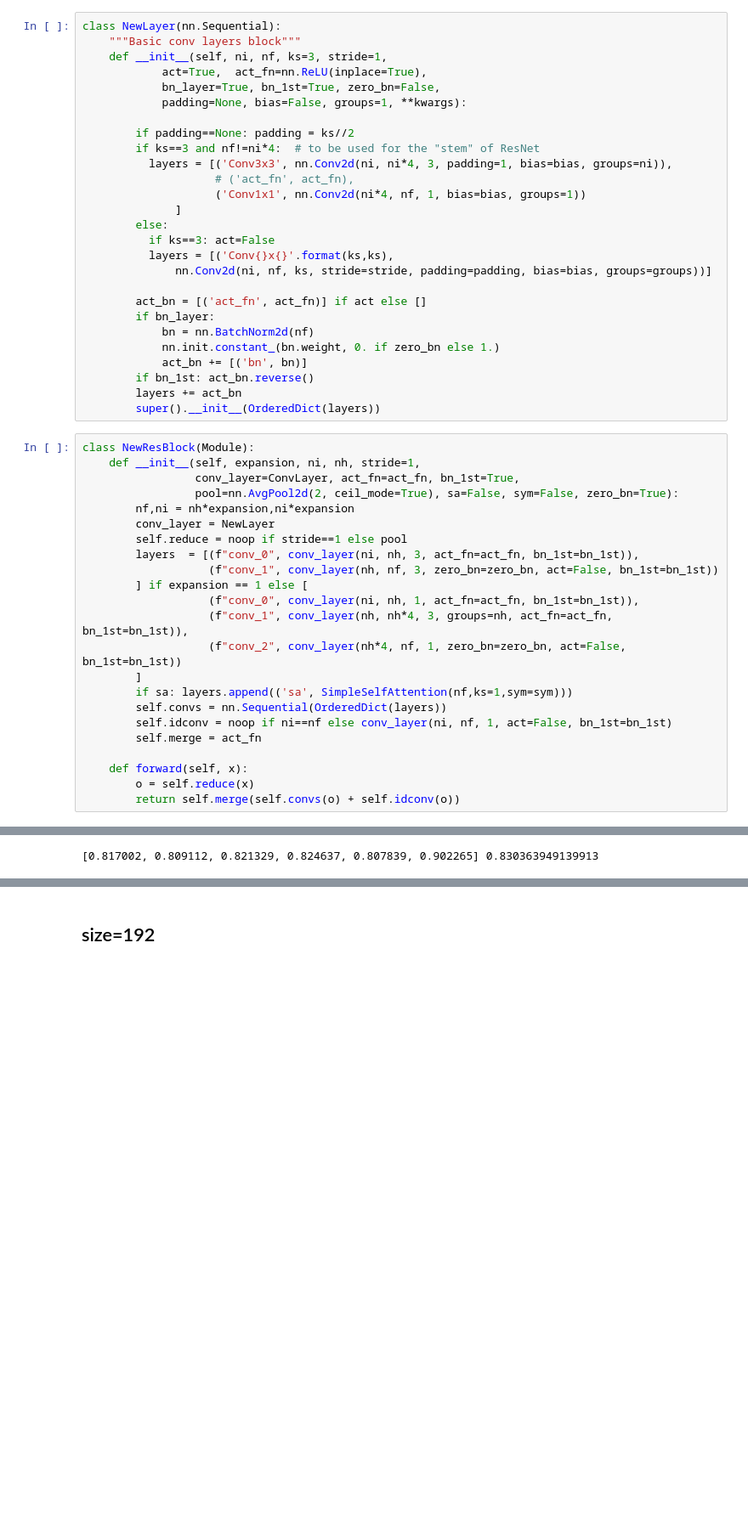
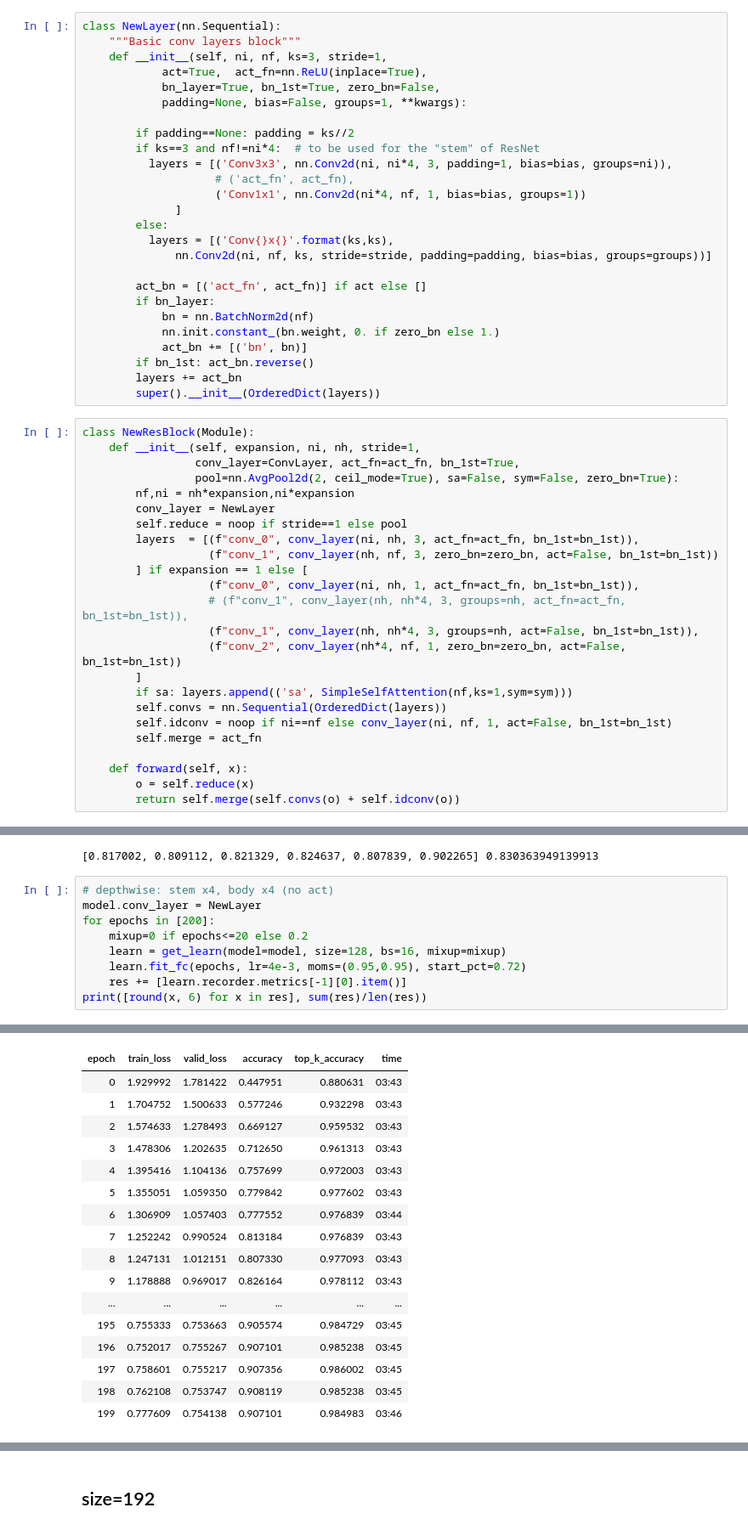
Before and after one commit to BoaEi/imagenette_experiments, a Jupyter notebook: Woof_ResNet_separable.ipynb, the cells around one changed output, grey strips where cells are left out. Shown at 85% size. Drawn from its saved outputs; the diff is of its cells as text; blank space fills up the shorter version.

```diff
--- a/Woof_ResNet_separable.ipynb
+++ b/Woof_ResNet_separable.ipynb
@@ -41,7 +41,6 @@ class NewLayer(nn.Sequential):
                     ('Conv1x1', nn.Conv2d(ni*4, nf, 1, bias=bias, groups=1))
               ]
         else:
-          if ks==3: act=False
           layers = [('Conv{}x{}'.format(ks,ks),
               nn.Conv2d(ni, nf, ks, stride=stride, padding=padding, bias=bias, groups=groups))]
 
@@ -65,7 +64,8 @@ class NewResBlock(Module):
                    (f"conv_1", conv_layer(nh, nf, 3, zero_bn=zero_bn, act=False, bn_1st=bn_1st))
         ] if expansion == 1 else [
                    (f"conv_0", conv_layer(ni, nh, 1, act_fn=act_fn, bn_1st=bn_1st)),
-                   (f"conv_1", conv_layer(nh, nh*4, 3, groups=nh, act_fn=act_fn, bn_1st=bn_1st)),
+                   # (f"conv_1", conv_layer(nh, nh*4, 3, groups=nh, act_fn=act_fn, bn_1st=bn_1st)),
+                   (f"conv_1", conv_layer(nh, nh*4, 3, groups=nh, act=False, bn_1st=bn_1st)),
                    (f"conv_2", conv_layer(nh*4, nf, 1, zero_bn=zero_bn, act=False, bn_1st=bn_1st))
         ]
         if sa: layers.append(('sa', SimpleSelfAttention(nf,ks=1,sym=sym)))
@@ -525,3 +526,13 @@ Learn path /root/.fastai/data/imagewoof2
 | 78 | 0.792789 | 0.759450 | 0.904047 | 0.986002 | 03:44 |
 | 79 | 0.784846 | 0.756444 | 0.902265 | 0.987274 | 03:45 |
 [0.817002, 0.809112, 0.821329, 0.824637, 0.807839, 0.902265] 0.830363949139913
+# %%
+# depthwise: stem x4, body x4 (no act)
+model.conv_layer = NewLayer
+for epochs in [200]:
+    mixup=0 if epochs<=20 else 0.2
+    learn = get_learn(model=model, size=128, bs=16, mixup=mixup)
+    learn.fit_fc(epochs, lr=4e-3, moms=(0.95,0.95), start_pct=0.72)
+    res += [learn.recorder.metrics[-1][0].item()]
+print([round(x, 6) for x in res], sum(res)/len(res))
+# %% [output]
@@ -527,0 +541,17 @@ Learn path /root/.fastai/data/imagewoof2
+| epoch | train_loss | valid_loss | accuracy | top_k_accuracy | time |
+| 0 | 1.929992 | 1.781422 | 0.447951 | 0.880631 | 03:43 |
+| 1 | 1.704752 | 1.500633 | 0.577246 | 0.932298 | 03:43 |
+| 2 | 1.574633 | 1.278493 | 0.669127 | 0.959532 | 03:43 |
+| 3 | 1.478306 | 1.202635 | 0.712650 | 0.961313 | 03:43 |
+| 4 | 1.395416 | 1.104136 | 0.757699 | 0.972003 | 03:43 |
+| 5 | 1.355051 | 1.059350 | 0.779842 | 0.977602 | 03:43 |
+| 6 | 1.306909 | 1.057403 | 0.777552 | 0.976839 | 03:44 |
+| 7 | 1.252242 | 0.990524 | 0.813184 | 0.976839 | 03:43 |
+| 8 | 1.247131 | 1.012151 | 0.807330 | 0.977093 | 03:43 |
+| 9 | 1.178888 | 0.969017 | 0.826164 | 0.978112 | 03:43 |
+| ... | ... | ... | ... | ... | ... |
+| 195 | 0.755333 | 0.753663 | 0.905574 | 0.984729 | 03:45 |
+| 196 | 0.752017 | 0.755267 | 0.907101 | 0.985238 | 03:45 |
+| 197 | 0.758601 | 0.755217 | 0.907356 | 0.986002 | 03:45 |
+| 198 | 0.762108 | 0.753747 | 0.908119 | 0.985238 | 03:45 |
+| 199 | 0.777609 | 0.754138 | 0.907101 | 0.984983 | 03:46 |
```
Also changed, not shown: parts of 2 cells of this notebook.
